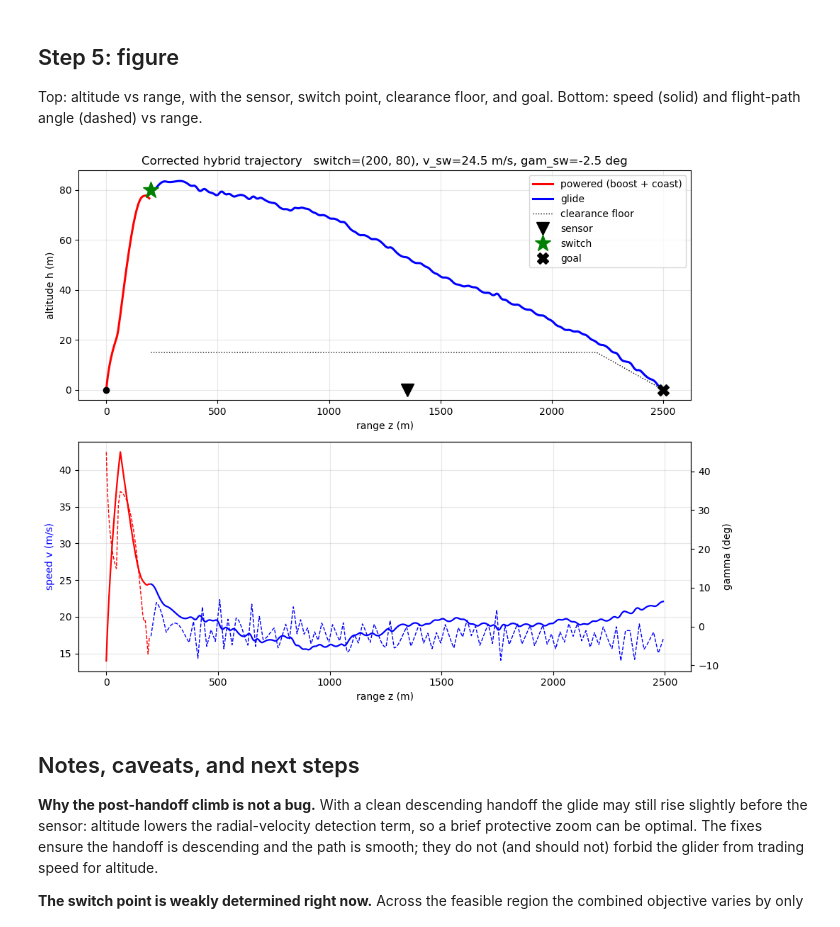
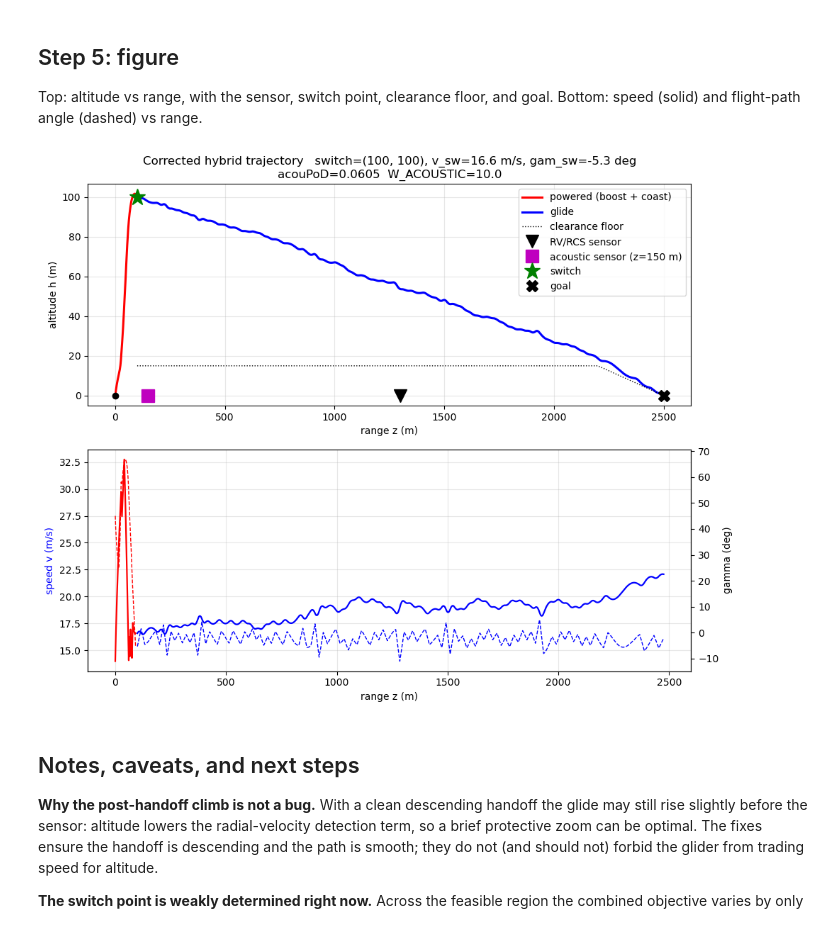
Before and after one commit to jeffersonkim97/glider_hybrid_control, a Jupyter notebook: Glider_Bellman/hybrid_glider_corrected.ipynb, the cells around one changed output. Cells and saved outputs as stored; diff of their text form; code cells hidden in the pictures.

Commit message:
acoustic sensor added

```diff
--- a/Glider_Bellman/hybrid_glider_corrected.ipynb
+++ b/Glider_Bellman/hybrid_glider_corrected.ipynb
@@ -71,10 +71,18 @@ def sensor_z_of(z_sw):
 # --- integration time steps ---
 DT_GLIDE, DT_POW = 1.0, 0.25
 
-# --- threat model weights ---
+# --- threat model weights (RV / RCS sensor) ---
 RCS_MAX, RCS_MIN = 1.0, 0.1
 ALPHA_RCS, ALPHA_SENSOR = 0.1, 0.005
 W_RV, W_RCS = 1.0, 1.0
+
+# --- acoustic sensor parameters (powered phase only) ---
+# Sensor is fixed on the ground, independent of the switch-point choice.
+# LAM_ACOUSTIC scaled so acoustic PoD (~0.1-2.7) is comparable to glide PoD (~12-14),
+# making the acoustic term meaningful in switch selection.
+Z_ACOU, H_ACOU  = 150.0, 0.0   # acoustic sensor position (m)
+LAM_ACOUSTIC    = 1e-3          # acoustic sensitivity: lam * v^n / r^2
+N_ACOUSTIC      = 4             # speed exponent (4–6 typical for propulsion noise)
 # %% [markdown]
 ## Dynamics
 
@@ -348,7 +380,9 @@ H_HEADROOM_G = 100.0     # how far above the switch altitude the glide may zoom
 W_TIME_POW, W_FUEL_POW = 1.0, 0.1
 
 # switch selection
-W_POW_OBJ  = 0.3         # weight of powered cost in the combined objective
+W_POW_OBJ  = 0.3         # weight of powered energy cost in the combined objective
+W_ACOUSTIC = 10.0        # weight of acoustic detection cost in the combined objective
+                          # with LAM_ACOUSTIC=1e-3, acoustic PoD ~ 0.1–2.7 (comparable to glide PoD)
 V_SW_FLOOR = 16.0        # ignore near-stall handoffs (they cannot glide to goal)
 N_RANK     = 9           # max candidates fully evaluated
 
@@ -412,16 +446,20 @@ for z_sw, h_sw, ho in cands:
         continue
     pts = reconstruct(prev, cont, best, s0, DT_GLIDE, False, substeps=6)
     glide_pod = path_pod(pts, sz, DT_GLIDE / 6)
-    obj = glide_pod + W_POW_OBJ * ho['cost']
-    results.append((obj, glide_pod, ho['cost'], z_sw, h_sw, ho))
+    acou_cost = powered_acoustic_pod(prevp, contp, s0p, ho['state'],
+                                     Z_ACOU, H_ACOU, LAM_ACOUSTIC, N_ACOUSTIC)
+    obj = glide_pod + W_POW_OBJ * ho['cost'] + W_ACOUSTIC * acou_cost
+    results.append((obj, glide_pod, ho['cost'], acou_cost, z_sw, h_sw, ho))
     print(f'  z={z_sw:5.0f} h={h_sw:5.0f}  v_sw={ho["v"]:4.1f}  gam={math.degrees(ho["gamma"]):+5.1f}'
-          f'  glidePoD={glide_pod:6.3f}  powcost={ho["cost"]:5.2f}  obj={obj:6.3f}')
+          f'  glidePoD={glide_pod:6.3f}  powcost={ho["cost"]:5.2f}'
+          f'  acouPoD={acou_cost:.4f}  obj={obj:6.3f}')
 
 results.sort()
 print(f'\nranked {len(results)} candidates in {time.time()-t0:.1f} s')
-obj, glide_pod, powcost, z_sw, h_sw, ho = results[0]
+obj, glide_pod, powcost, acou_cost, z_sw, h_sw, ho = results[0]
 sz = sensor_z_of(z_sw)
 print(f'WINNER: switch=({z_sw:.0f}, {h_sw:.0f})  v_sw={ho["v"]:.1f}  '
-      f'gam_sw={math.degrees(ho["gamma"]):+.1f} deg  sensor_z={sz:.0f}')
+      f'gam_sw={math.degrees(ho["gamma"]):+.1f} deg  sensor_z={sz:.0f}  '
+      f'acouPoD={acou_cost:.4f}')
 # %% [output]
   z=  100 h=   40  v_sw=16.8  UNREACHABLE
@@ -480,33 +518,35 @@ Bottom: speed (solid) and flight-path angle (dashed) vs range.
 # %%
 fig, ax = plt.subplots(2, 1, figsize=(10, 8))
 
 pz = [p[0] for p in pow_pts]; ph = [p[1] for p in pow_pts]
 ax[0].plot(pz, ph, 'r-', lw=2.2, label='powered (boost + coast)')
 ax[0].plot(gz, gh, 'b-', lw=2.2, label='glide')
 zf = np.linspace(z_sw, Z_GOAL, 200)
 ax[0].plot(zf, [minclear(z, H_CLEAR, Z_FLARE) for z in zf], 'k:', lw=1, label='clearance floor')
-ax[0].plot(sz, 0, 'kv', ms=13, label='sensor')
+ax[0].plot(sz, 0, 'kv', ms=13, label='RV/RCS sensor')
+ax[0].plot(Z_ACOU, H_ACOU, 'ms', ms=13, label=f'acoustic sensor (z={Z_ACOU:.0f} m)')
 ax[0].plot(z_sw, h_sw, 'g*', ms=17, label='switch')
 ax[0].plot(0, 0, 'ko', ms=6)
 ax[0].plot(Z_GOAL, 0, 'kX', ms=11, label='goal')
 ax[0].set_xlabel('range z (m)'); ax[0].set_ylabel('altitude h (m)')
 ax[0].legend(loc='upper right'); ax[0].grid(alpha=0.3)
 ax[0].set_title(f'Corrected hybrid trajectory   switch=({z_sw:.0f}, {h_sw:.0f}), '
-                f'v_sw={ho["v"]:.1f} m/s, gam_sw={math.degrees(ho["gamma"]):+.1f} deg')
+                f'v_sw={ho["v"]:.1f} m/s, gam_sw={math.degrees(ho["gamma"]):+.1f} deg\n'
+                f'acouPoD={acou_cost:.4f}  W_ACOUSTIC={W_ACOUSTIC}')
 
 ax[1].plot(pz, [p[2] for p in pow_pts], 'r-', lw=1.6)
 ax[1].plot(gz, gv, 'b-', lw=1.6)
 ax[1].set_ylabel('speed v (m/s)', color='b'); ax[1].set_xlabel('range z (m)')
 ax[1].grid(alpha=0.3)
 ax2 = ax[1].twinx()
 ax2.plot(pz, [math.degrees(p[3]) for p in pow_pts], 'r--', lw=1)
 ax2.plot(gz, gg, 'b--', lw=1)
 ax2.set_ylabel('gamma (deg)')
 
 plt.tight_layout()
 plt.show()
 # %% [output]
-[figure, old version]
+[figure, new version]
 # %% [markdown]
 ## Notes, caveats, and next steps
 
```
Also changed, not shown: parts of 6 cells of this notebook.
